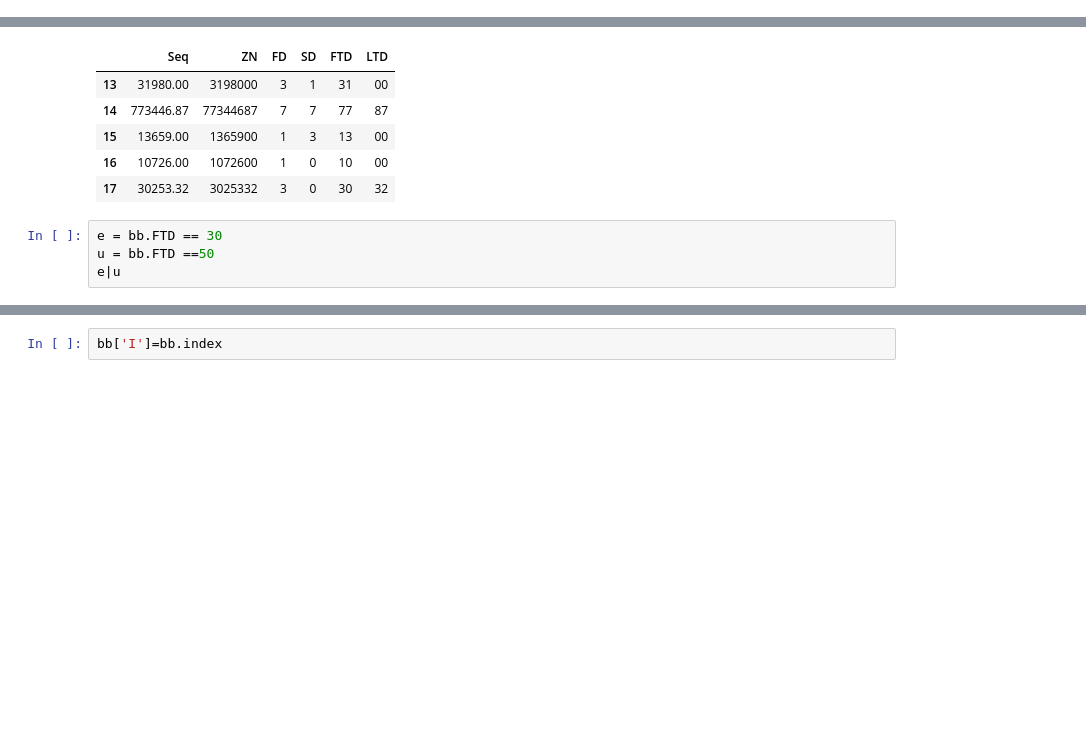
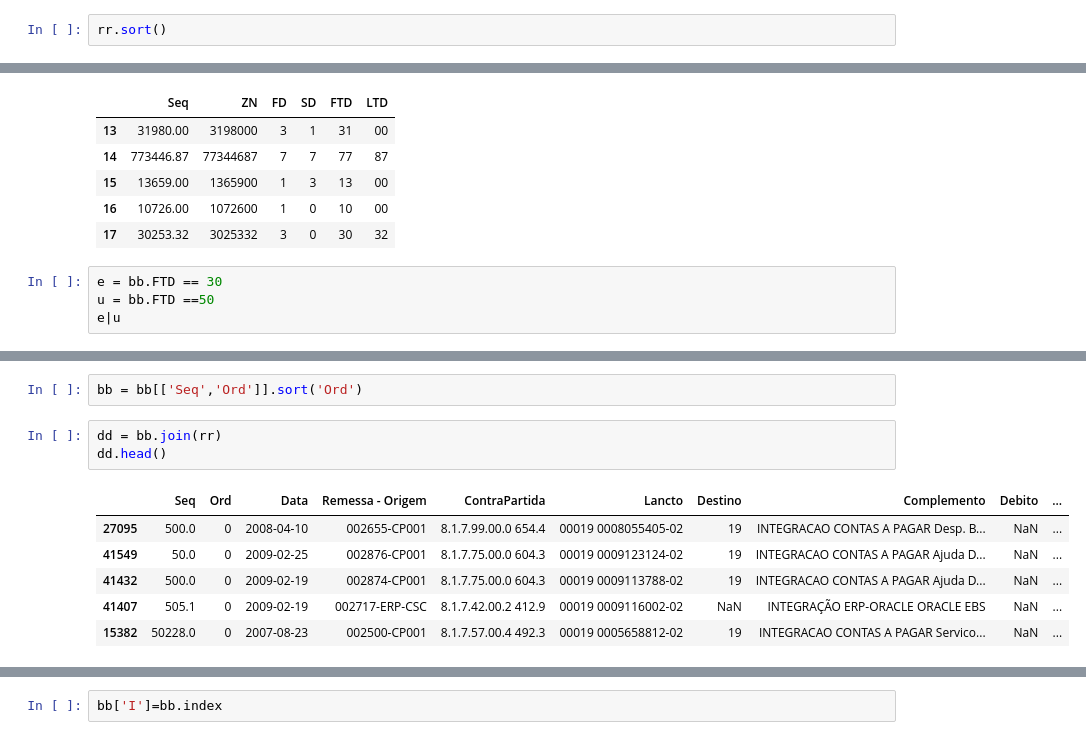
Before and after one commit to milcent/benford_py, a Jupyter notebook: Ben_OOP.ipynb, the cells around one changed output, grey strips where cells are left out. Drawn from its saved outputs; the diff is of its cells as text; blank space fills up the shorter version.

```diff
--- a/Ben_OOP.ipynb
+++ b/Ben_OOP.ipynb
@@ -214,6 +185,8 @@ Debito              20600 non-null float64
 Credito             33732 non-null float64
 dtypes: datetime64[ns](1), float64(3), object(4)
 memory usage: 3.7+ MB
+# %%
+rr.sort()
 # %%
 b = o.Analysis(rr.Credito)
 # %% [output]
@@ -429,0 +315,12 @@ e|u
+# %%
+bb = bb[['Seq','Ord']].sort('Ord')
+# %%
+dd = bb.join(rr)
+dd.head()
+# %% [output]
+|  | Seq | Ord | Data | Remessa - Origem | ContraPartida | Lancto | Destino | Complemento | Debito | ... |
+| 27095 | 500.0 | 0 | 2008-04-10 | 002655-CP001 | 8.1.7.99.00.0 654.4 | 00019 0008055405-02 | 19 | INTEGRACAO CONTAS A PAGAR Desp. B... | NaN | ... |
+| 41549 | 50.0 | 0 | 2009-02-25 | 002876-CP001 | 8.1.7.75.00.0 604.3 | 00019 0009123124-02 | 19 | INTEGRACAO CONTAS A PAGAR Ajuda D... | NaN | ... |
+| 41432 | 500.0 | 0 | 2009-02-19 | 002874-CP001 | 8.1.7.75.00.0 604.3 | 00019 0009113788-02 | 19 | INTEGRACAO CONTAS A PAGAR Ajuda D... | NaN | ... |
+| 41407 | 505.1 | 0 | 2009-02-19 | 002717-ERP-CSC | 8.1.7.42.00.2 412.9 | 00019 0009116002-02 | NaN | INTEGRAÇÃO ERP-ORACLE ORACLE EBS | NaN | ... |
+| 15382 | 50228.0 | 0 | 2007-08-23 | 002500-CP001 | 8.1.7.57.00.4 492.3 | 00019 0005658812-02 | 19 | INTEGRACAO CONTAS A PAGAR Servico... | NaN | ... |
```
Also changed, not shown: parts of 26 cells of this notebook, 2 other files.
